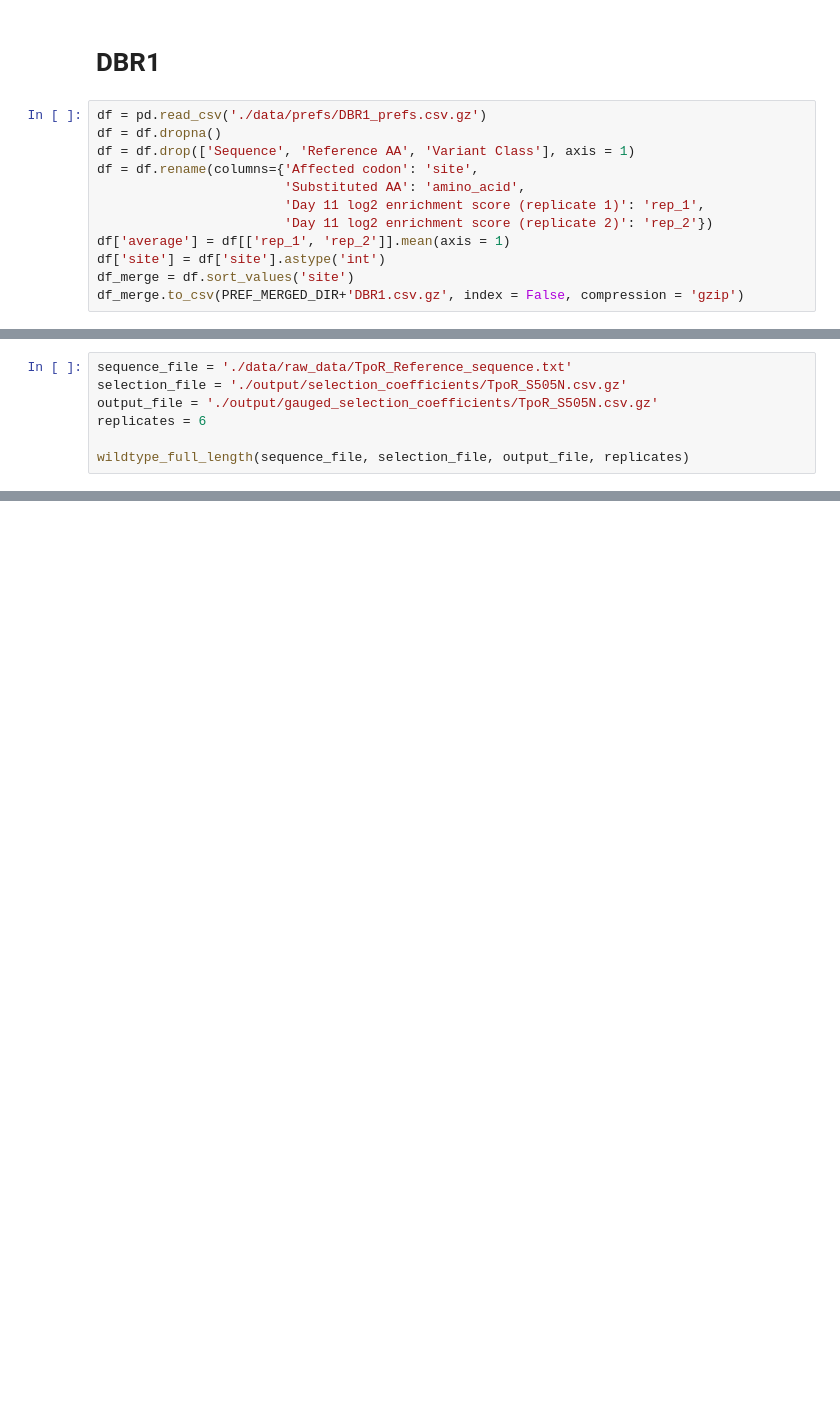
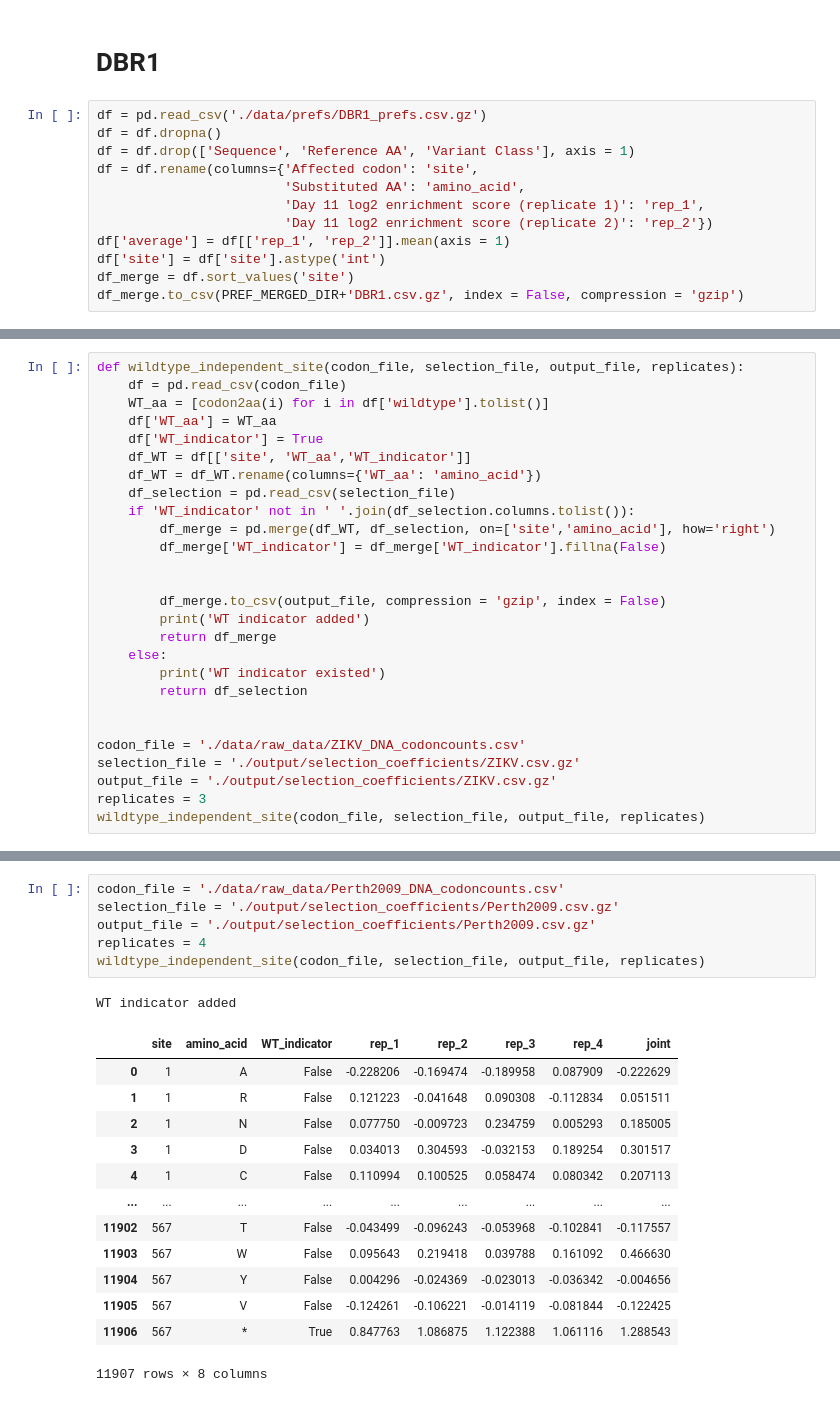
Before and after one commit to bartonlab/paper-DMS-inference, a Jupyter notebook: preference_transform.ipynb, the cells around one changed output, grey strips where cells are left out. Saved outputs shown, nothing was run; the diff lists cells and outputs as text; blank space fills up the shorter version.

```diff
--- a/preference_transform.ipynb
+++ b/preference_transform.ipynb
@@ -1107,7 +519,0 @@ gauge done
-# %%
-sequence_file = './data/raw_data/TpoR_Reference_sequence.txt'
-selection_file = './output/selection_coefficients/TpoR_S505N.csv.gz'
-output_file = './output/gauged_selection_coefficients/TpoR_S505N.csv.gz'
-replicates = 6
-
-wildtype_full_length(sequence_file, selection_file, output_file, replicates)
@@ -1167,0 +576,27 @@ gauge done
+# %%
+def wildtype_independent_site(codon_file, selection_file, output_file, replicates):
+    df = pd.read_csv(codon_file)
+    WT_aa = [codon2aa(i) for i in df['wildtype'].tolist()]
+    df['WT_aa'] = WT_aa
+    df['WT_indicator'] = True
+    df_WT = df[['site', 'WT_aa','WT_indicator']]
+    df_WT = df_WT.rename(columns={'WT_aa': 'amino_acid'})
+    df_selection = pd.read_csv(selection_file)
+    if 'WT_indicator' not in ' '.join(df_selection.columns.tolist()):
+        df_merge = pd.merge(df_WT, df_selection, on=['site','amino_acid'], how='right')
+        df_merge['WT_indicator'] = df_merge['WT_indicator'].fillna(False)
+
+
+        df_merge.to_csv(output_file, compression = 'gzip', index = False)
+        print('WT indicator added')
+        return df_merge
+    else:
+        print('WT indicator existed')
+        return df_selection
+
+
+codon_file = './data/raw_data/ZIKV_DNA_codoncounts.csv'
+selection_file = './output/selection_coefficients/ZIKV.csv.gz'
+output_file = './output/selection_coefficients/ZIKV.csv.gz'
+replicates = 3
+wildtype_independent_site(codon_file, selection_file, output_file, replicates)
@@ -1167,0 +765,21 @@ gauge done
+# %%
+codon_file = './data/raw_data/Perth2009_DNA_codoncounts.csv'
+selection_file = './output/selection_coefficients/Perth2009.csv.gz'
+output_file = './output/selection_coefficients/Perth2009.csv.gz'
+replicates = 4
+wildtype_independent_site(codon_file, selection_file, output_file, replicates)
+# %% [output]
+WT indicator added
+|  | site | amino_acid | WT_indicator | rep_1 | rep_2 | rep_3 | rep_4 | joint |
+| 0 | 1 | A | False | -0.228206 | -0.169474 | -0.189958 | 0.087909 | -0.222629 |
+| 1 | 1 | R | False | 0.121223 | -0.041648 | 0.090308 | -0.112834 | 0.051511 |
+| 2 | 1 | N | False | 0.077750 | -0.009723 | 0.234759 | 0.005293 | 0.185005 |
+| 3 | 1 | D | False | 0.034013 | 0.304593 | -0.032153 | 0.189254 | 0.301517 |
+| 4 | 1 | C | False | 0.110994 | 0.100525 | 0.058474 | 0.080342 | 0.207113 |
+| ... | ... | ... | ... | ... | ... | ... | ... | ... |
+| 11902 | 567 | T | False | -0.043499 | -0.096243 | -0.053968 | -0.102841 | -0.117557 |
+| 11903 | 567 | W | False | 0.095643 | 0.219418 | 0.039788 | 0.161092 | 0.466630 |
+| 11904 | 567 | Y | False | 0.004296 | -0.024369 | -0.023013 | -0.036342 | -0.004656 |
+| 11905 | 567 | V | False | -0.124261 | -0.106221 | -0.014119 | -0.081844 | -0.122425 |
+| 11906 | 567 | * | True | 0.847763 | 1.086875 | 1.122388 | 1.061116 | 1.288543 |
+11907 rows × 8 columns
```
Also changed, not shown: parts of 56 cells of this notebook, 55 other files.
